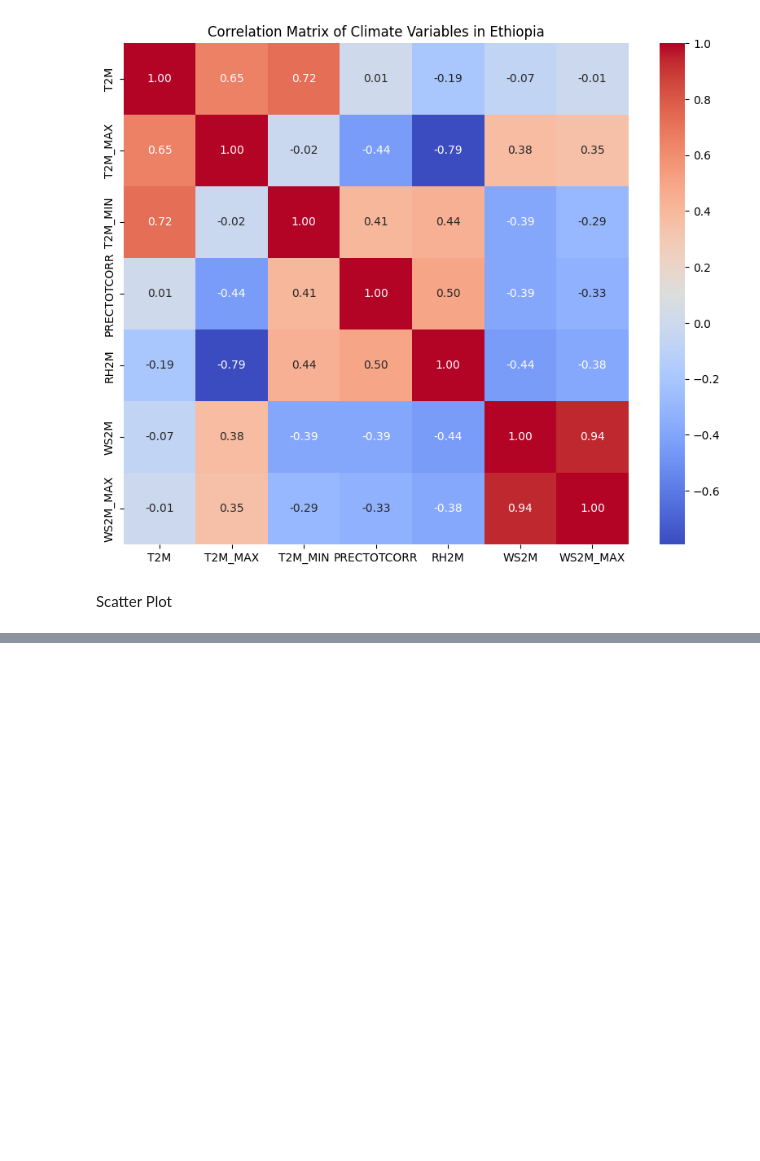
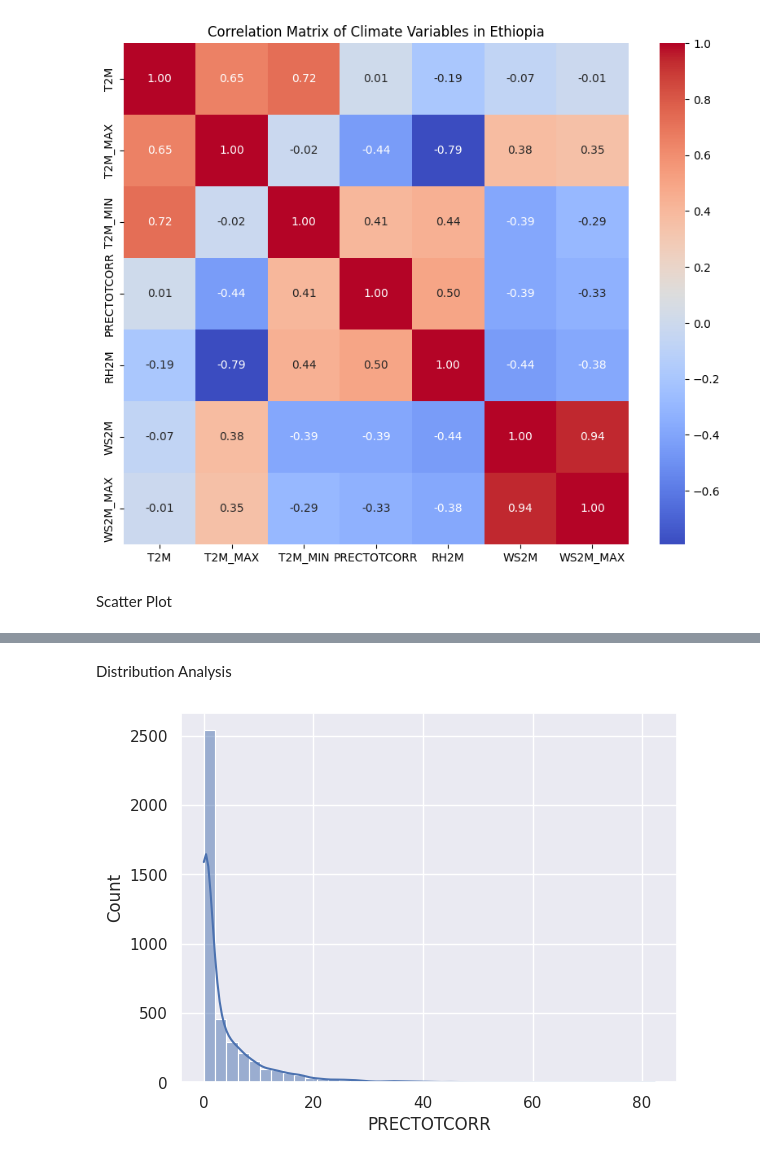
Before and after one commit to tibarekb/climate-challenge-week0, a Jupyter notebook: notebooks/ethiopia_eda.ipynb, the cells around one changed output, grey strips where cells are left out. Cells and saved outputs as stored; diff of their text form; code cells hidden in the pictures; blank space fills up the shorter version.

```diff
--- a/notebooks/ethiopia_eda.ipynb
+++ b/notebooks/ethiopia_eda.ipynb
@@ -180,0 +197,9 @@ Scatter Plot
+# %% [markdown]
+Distribution Analysis
+# %%
+sns.set_theme(style="darkgrid")
+sns.histplot(df['PRECTOTCORR'], bins=40, kde=True)
+
+plt.show()
+# %% [output]
+[figure, added]
```
Also changed, not shown: parts of 3 cells of this notebook.
